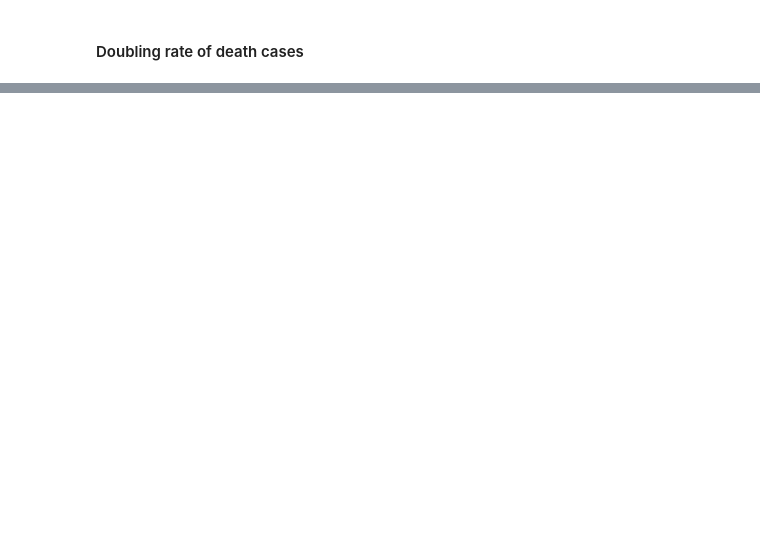
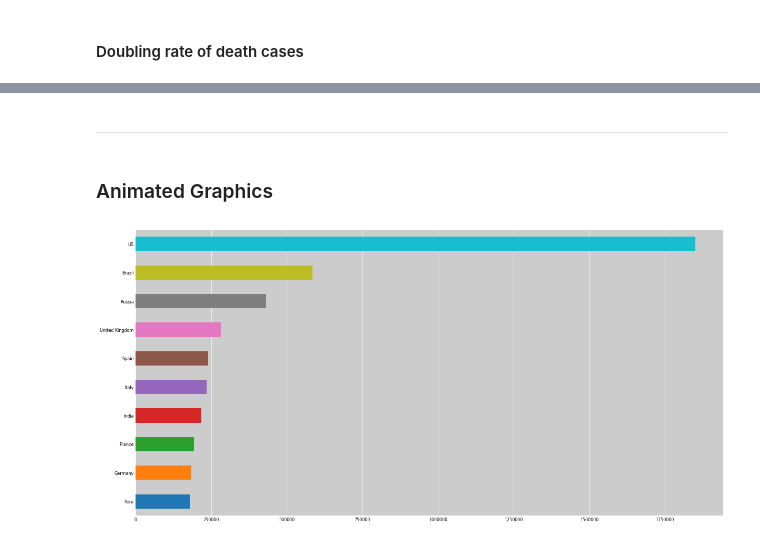
Before and after one commit to ErikSugawara/covid19-visualization-analysis, a Jupyter notebook: covid_visual_analysis.ipynb, the cells around one changed output, grey strips where cells are left out. Cells and saved outputs as stored; diff of their text form; code cells hidden in the pictures; blank space fills up the shorter version.

Commit message:
Added first steps to animated graphics

```diff
--- a/covid_visual_analysis.ipynb
+++ b/covid_visual_analysis.ipynb
@@ -328,0 +330,22 @@ ax_13.set_title('Doubling Rate of death cases using period of 7 Days.', fontsize
+# %% [markdown]
+---
+# %% [markdown]
+### Animated Graphics
+# %%
+df_top10.columns.name = None
+df_top10_ani = df_top10.reset_index()
+# %%
+def nice_axes(ax):
+    ax.set_facecolor('.8')
+    ax.tick_params(labelsize=8, length=0)
+    ax.grid(True, axis='x', color='white')
+    ax.set_axisbelow(True)
+    [spine.set_visible(False) for spine in ax.spines.values()]
+
+fig = plt.figure(figsize = (20, 10))
+ax_14 = fig.add_subplot(1,1,1)
+teste = df_top10.loc['2020-06-03']
+teste.plot.barh(ax=ax_14)
+nice_axes(ax_14)
+# %% [output]
+[figure, added]
```
Also changed, not shown: parts of 20 cells of this notebook.
